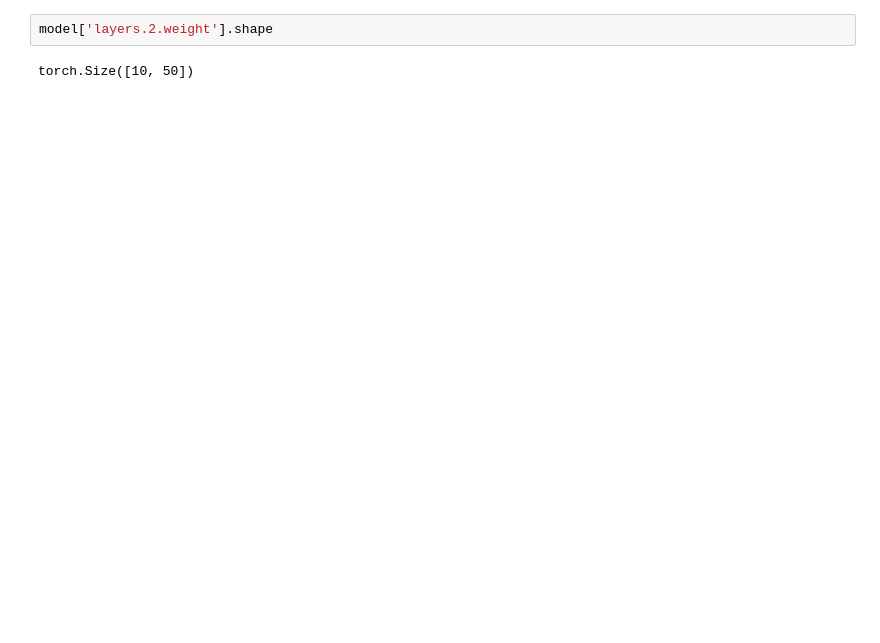
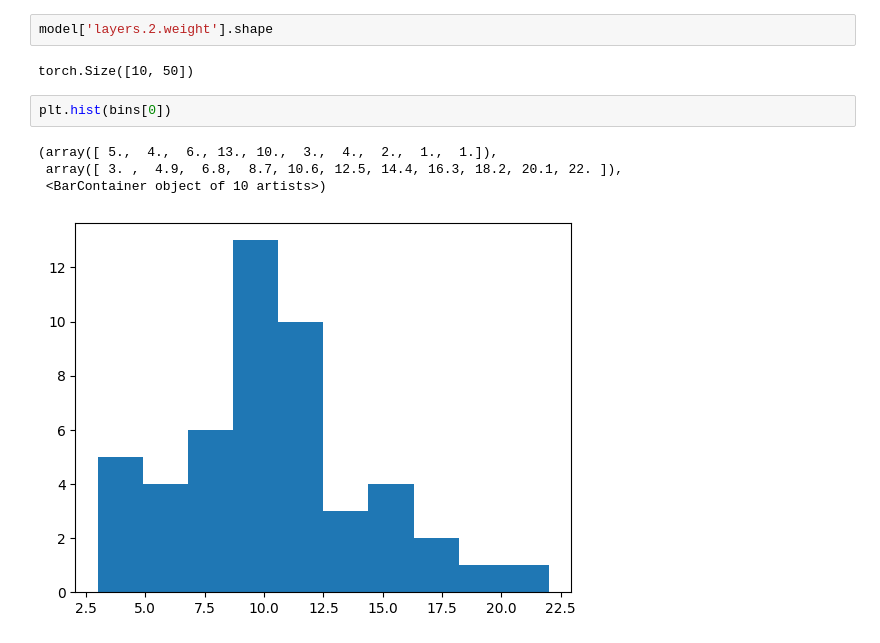
Before and after one commit to entropicbloom/intentionality, a Jupyter notebook: underlying/model_analysis.ipynb, the cells around one changed output. Cells and saved outputs as stored; diff of their text form; blank space fills up the shorter version.

```diff
--- a/underlying/model_analysis.ipynb
+++ b/underlying/model_analysis.ipynb
@@ -56,3 +76,10 @@ plt.hist(max_distance_indices, bins=max(max_distance_indices))
 model['layers.2.weight'].shape
 # %% [output]
 torch.Size([10, 50])
+# %%
+plt.hist(bins[0])
+# %% [output]
+(array([ 5.,  4.,  6., 13., 10.,  3.,  4.,  2.,  1.,  1.]),
+ array([ 3. ,  4.9,  6.8,  8.7, 10.6, 12.5, 14.4, 16.3, 18.2, 20.1, 22. ]),
+ <BarContainer object of 10 artists>)
+[figure, added]
```
Also changed, not shown: parts of 6 cells of this notebook, 12 other files.
